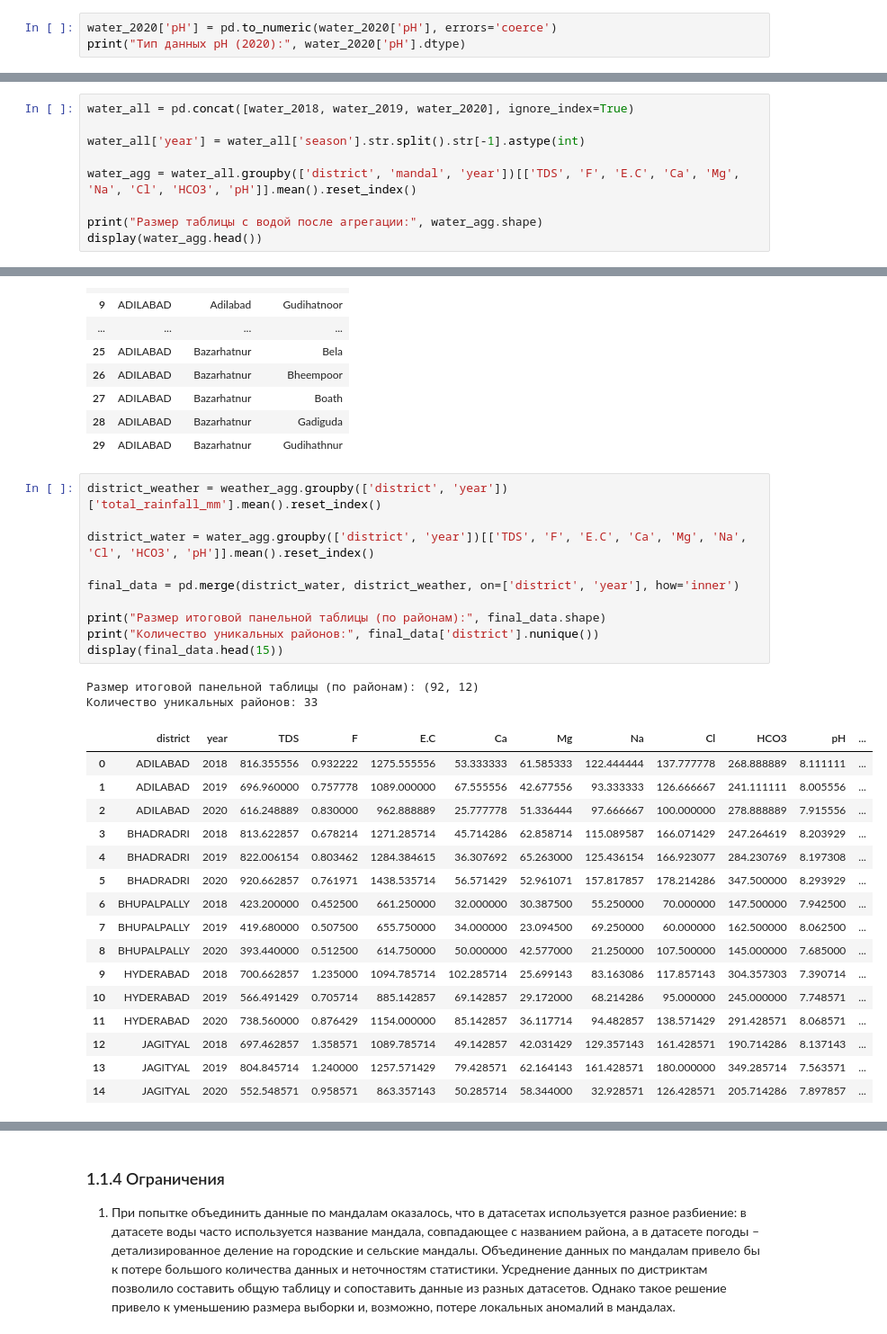
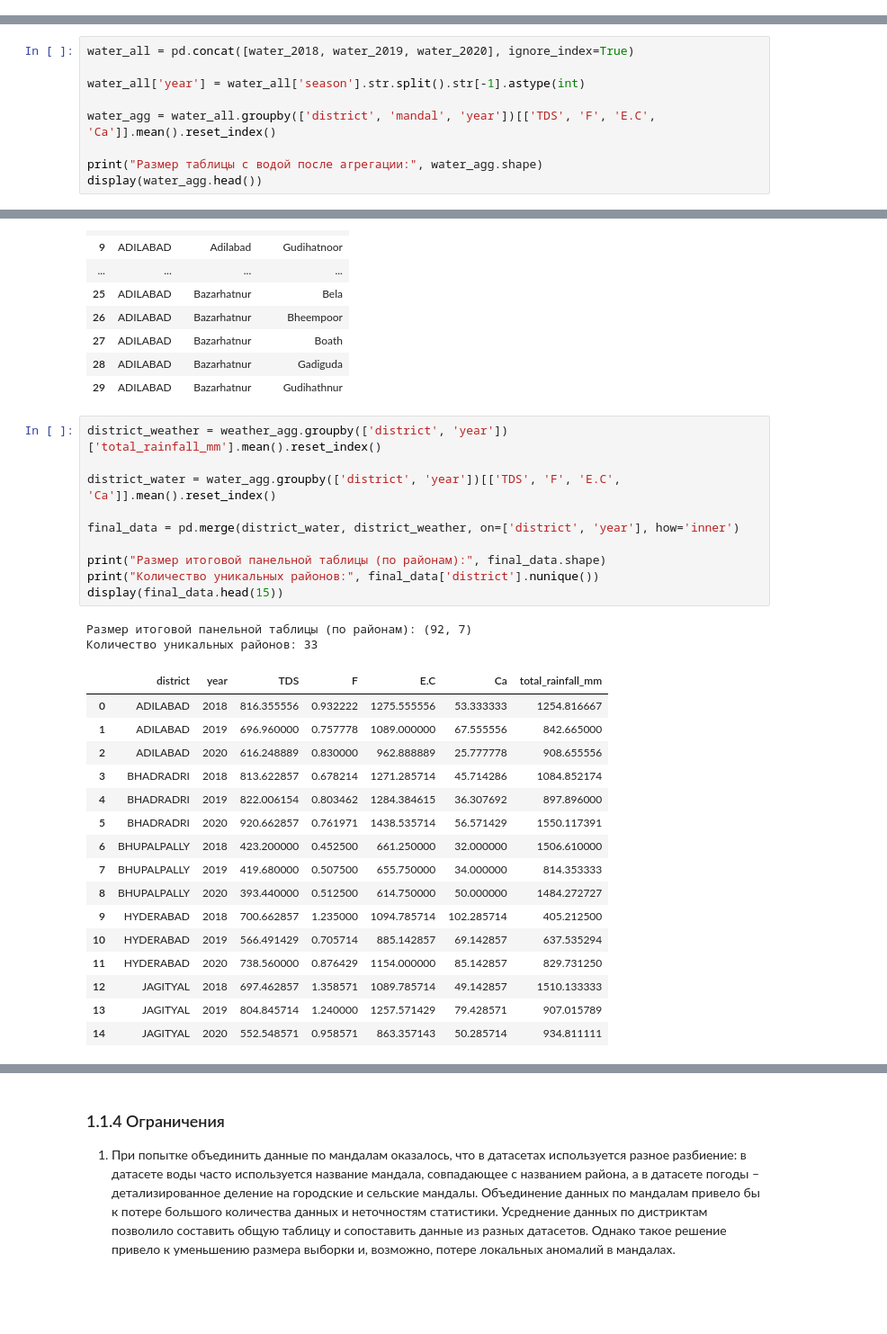
Before and after one commit to dasha1154/lab.stat, a Jupyter notebook: labwork.ipynb, the cells around one changed output, grey strips where cells are left out. Shown at 90% size. Cells and saved outputs as stored; diff of their text form; blank space fills up the shorter version.

```diff
--- a/labwork.ipynb
+++ b/labwork.ipynb
@@ -278,6 +282,3 @@ memory usage: 27.4 KB
    - Перевести столбец `date` в формат даты (datetime).
    - Отфильтровать только месяцы муссона (июнь–сентябрь).
    - Сгруппировать данные по `district`, `mandal` и году.
-# %%
-water_2020['pH'] = pd.to_numeric(water_2020['pH'], errors='coerce')
-print("Тип данных pH (2020):", water_2020['pH'].dtype)
@@ -324,7 +323,7 @@ water_all = pd.concat([water_2018, water_2019, water_2020], ignore_index=True)
 
 water_all['year'] = water_all['season'].str.split().str[-1].astype(int)
 
-water_agg = water_all.groupby(['district', 'mandal', 'year'])[['TDS', 'F', 'E.C', 'Ca', 'Mg', 'Na', 'Cl', 'HCO3', 'pH']].mean().reset_index()
+water_agg = water_all.groupby(['district', 'mandal', 'year'])[['TDS', 'F', 'E.C', 'Ca']].mean().reset_index()
 
 print("Размер таблицы с водой после агрегации:", water_agg.shape)
 display(water_agg.head())
@@ -422,32 +421,32 @@ display(mismatch_mandals.head(30))
 # %%
 district_weather = weather_agg.groupby(['district', 'year'])['total_rainfall_mm'].mean().reset_index()
 
-district_water = water_agg.groupby(['district', 'year'])[['TDS', 'F', 'E.C', 'Ca', 'Mg', 'Na', 'Cl', 'HCO3', 'pH']].mean().reset_index()
+district_water = water_agg.groupby(['district', 'year'])[['TDS', 'F', 'E.C', 'Ca']].mean().reset_index()
 
 final_data = pd.merge(district_water, district_weather, on=['district', 'year'], how='inner')
 
 print("Размер итоговой панельной таблицы (по районам):", final_data.shape)
 print("Количество уникальных районов:", final_data['district'].nunique())
 display(final_data.head(15))
 # %% [output]
-Размер итоговой панельной таблицы (по районам): (92, 12)
+Размер итоговой панельной таблицы (по районам): (92, 7)
 Количество уникальных районов: 33
-|  | district | year | TDS | F | E.C | Ca | Mg | Na | Cl | HCO3 | pH | ... |
-| 0 | ADILABAD | 2018 | 816.355556 | 0.932222 | 1275.555556 | 53.333333 | 61.585333 | 122.444444 | 137.777778 | 268.888889 | 8.111111 | ... |
-| 1 | ADILABAD | 2019 | 696.960000 | 0.757778 | 1089.000000 | 67.555556 | 42.677556 | 93.333333 | 126.666667 | 241.111111 | 8.005556 | ... |
-| 2 | ADILABAD | 2020 | 616.248889 | 0.830000 | 962.888889 | 25.777778 | 51.336444 | 97.666667 | 100.000000 | 278.888889 | 7.915556 | ... |
-| 3 | BHADRADRI | 2018 | 813.622857 | 0.678214 | 1271.285714 | 45.714286 | 62.858714 | 115.089587 | 166.071429 | 247.264619 | 8.203929 | ... |
-| 4 | BHADRADRI | 2019 | 822.006154 | 0.803462 | 1284.384615 | 36.307692 | 65.263000 | 125.436154 | 166.923077 | 284.230769 | 8.197308 | ... |
-| 5 | BHADRADRI | 2020 | 920.662857 | 0.761971 | 1438.535714 | 56.571429 | 52.961071 | 157.817857 | 178.214286 | 347.500000 | 8.293929 | ... |
-| 6 | BHUPALPALLY | 2018 | 423.200000 | 0.452500 | 661.250000 | 32.000000 | 30.387500 | 55.250000 | 70.000000 | 147.500000 | 7.942500 | ... |
-| 7 | BHUPALPALLY | 2019 | 419.680000 | 0.507500 | 655.750000 | 34.000000 | 23.094500 | 69.250000 | 60.000000 | 162.500000 | 8.062500 | ... |
-| 8 | BHUPALPALLY | 2020 | 393.440000 | 0.512500 | 614.750000 | 50.000000 | 42.577000 | 21.250000 | 107.500000 | 145.000000 | 7.685000 | ... |
-| 9 | HYDERABAD | 2018 | 700.662857 | 1.235000 | 1094.785714 | 102.285714 | 25.699143 | 83.163086 | 117.857143 | 304.357303 | 7.390714 | ... |
-| 10 | HYDERABAD | 2019 | 566.491429 | 0.705714 | 885.142857 | 69.142857 | 29.172000 | 68.214286 | 95.000000 | 245.000000 | 7.748571 | ... |
-| 11 | HYDERABAD | 2020 | 738.560000 | 0.876429 | 1154.000000 | 85.142857 | 36.117714 | 94.482857 | 138.571429 | 291.428571 | 8.068571 | ... |
-| 12 | JAGITYAL | 2018 | 697.462857 | 1.358571 | 1089.785714 | 49.142857 | 42.031429 | 129.357143 | 161.428571 | 190.714286 | 8.137143 | ... |
-| 13 | JAGITYAL | 2019 | 804.845714 | 1.240000 | 1257.571429 | 79.428571 | 62.164143 | 161.428571 | 180.000000 | 349.285714 | 7.563571 | ... |
-| 14 | JAGITYAL | 2020 | 552.548571 | 0.958571 | 863.357143 | 50.285714 | 58.344000 | 32.928571 | 126.428571 | 205.714286 | 7.897857 | ... |
+|  | district | year | TDS | F | E.C | Ca | total_rainfall_mm |
+| 0 | ADILABAD | 2018 | 816.355556 | 0.932222 | 1275.555556 | 53.333333 | 1254.816667 |
+| 1 | ADILABAD | 2019 | 696.960000 | 0.757778 | 1089.000000 | 67.555556 | 842.665000 |
+| 2 | ADILABAD | 2020 | 616.248889 | 0.830000 | 962.888889 | 25.777778 | 908.655556 |
+| 3 | BHADRADRI | 2018 | 813.622857 | 0.678214 | 1271.285714 | 45.714286 | 1084.852174 |
+| 4 | BHADRADRI | 2019 | 822.006154 | 0.803462 | 1284.384615 | 36.307692 | 897.896000 |
+| 5 | BHADRADRI | 2020 | 920.662857 | 0.761971 | 1438.535714 | 56.571429 | 1550.117391 |
+| 6 | BHUPALPALLY | 2018 | 423.200000 | 0.452500 | 661.250000 | 32.000000 | 1506.610000 |
+| 7 | BHUPALPALLY | 2019 | 419.680000 | 0.507500 | 655.750000 | 34.000000 | 814.353333 |
+| 8 | BHUPALPALLY | 2020 | 393.440000 | 0.512500 | 614.750000 | 50.000000 | 1484.272727 |
+| 9 | HYDERABAD | 2018 | 700.662857 | 1.235000 | 1094.785714 | 102.285714 | 405.212500 |
+| 10 | HYDERABAD | 2019 | 566.491429 | 0.705714 | 885.142857 | 69.142857 | 637.535294 |
+| 11 | HYDERABAD | 2020 | 738.560000 | 0.876429 | 1154.000000 | 85.142857 | 829.731250 |
+| 12 | JAGITYAL | 2018 | 697.462857 | 1.358571 | 1089.785714 | 49.142857 | 1510.133333 |
+| 13 | JAGITYAL | 2019 | 804.845714 | 1.240000 | 1257.571429 | 79.428571 | 907.015789 |
+| 14 | JAGITYAL | 2020 | 552.548571 | 0.958571 | 863.357143 | 50.285714 | 934.811111 |
 # %% [markdown]
 ### <a id="section1_1_3"></a> 1.1.3 Очистка и структирирование данных
 В последнем этапе подготовки данных было выполнено:
```
Also changed, not shown: parts of 9 cells of this notebook.
